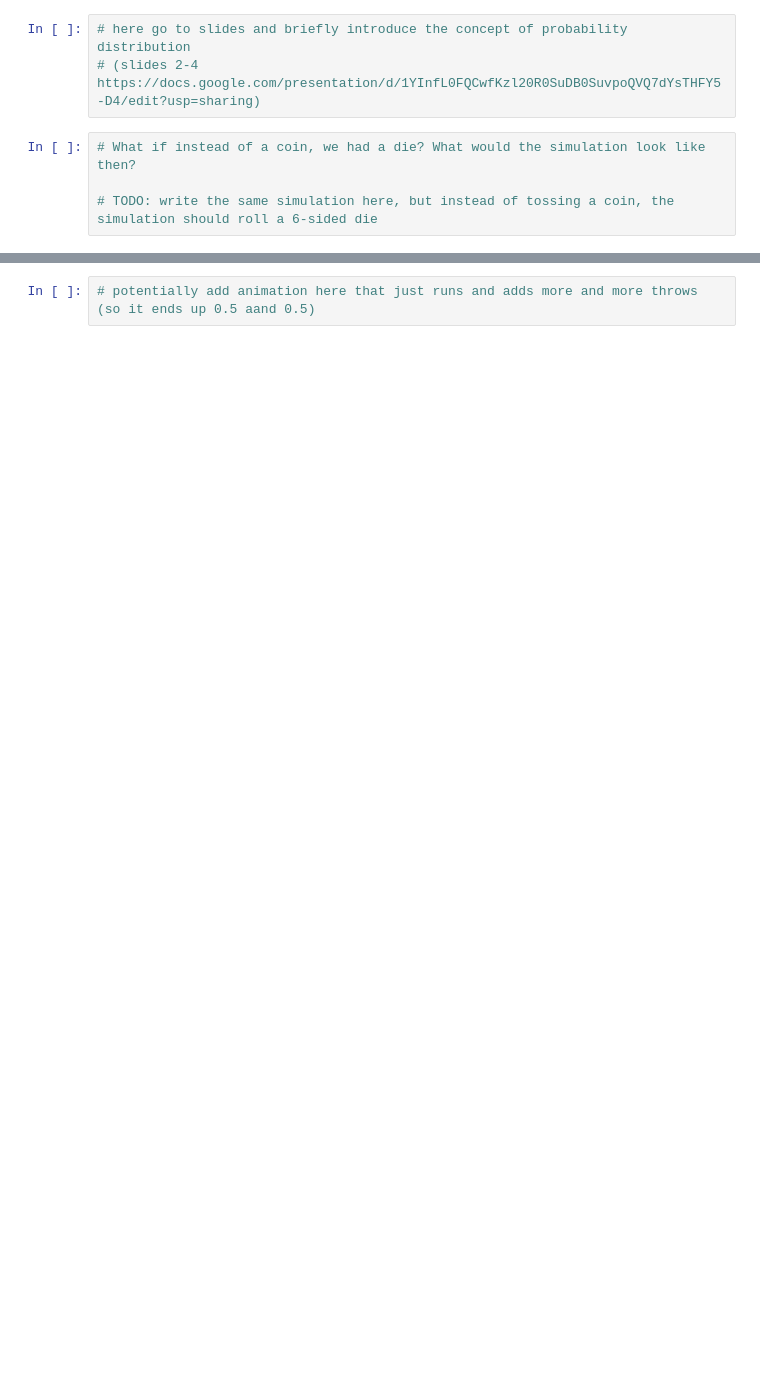
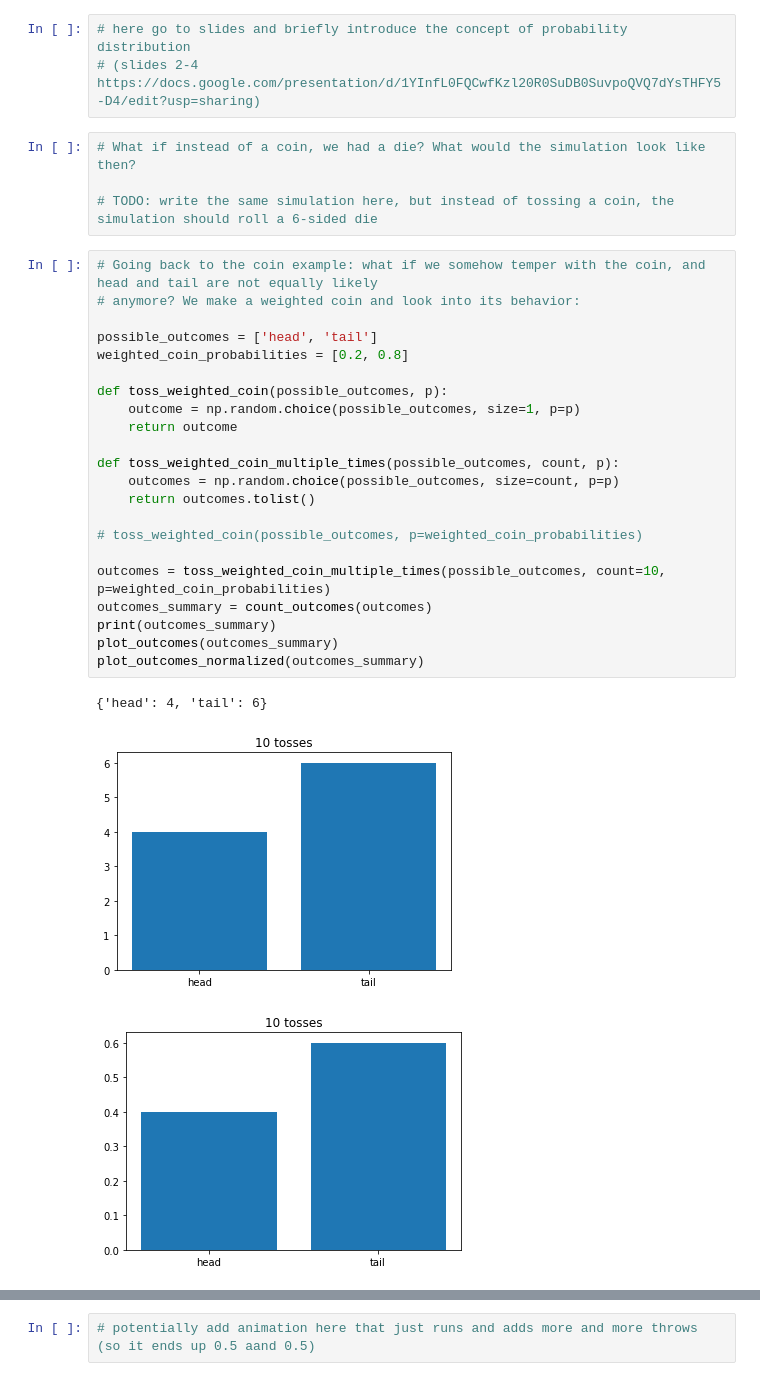
Before and after one commit to uio-bmi/stats_for_cs, a Jupyter notebook: ProbabilityIntro.ipynb, the cells around one changed output, grey strips where cells are left out. Cells and saved outputs as stored; diff of their text form; blank space fills up the shorter version.

```diff
--- a/ProbabilityIntro.ipynb
+++ b/ProbabilityIntro.ipynb
@@ -83,3 +86,29 @@ plot_outcomes_normalized(outcomes_summary)
 # What if instead of a coin, we had a die? What would the simulation look like then?
 
 # TODO: write the same simulation here, but instead of tossing a coin, the simulation should roll a 6-sided die
+# %%
+# Going back to the coin example: what if we somehow temper with the coin, and head and tail are not equally likely
+# anymore? We make a weighted coin and look into its behavior:
+
+possible_outcomes = ['head', 'tail']
+weighted_coin_probabilities = [0.2, 0.8]
+
+def toss_weighted_coin(possible_outcomes, p):
+    outcome = np.random.choice(possible_outcomes, size=1, p=p)
+    return outcome
+
+def toss_weighted_coin_multiple_times(possible_outcomes, count, p):
+    outcomes = np.random.choice(possible_outcomes, size=count, p=p)
+    return outcomes.tolist()
+
+# toss_weighted_coin(possible_outcomes, p=weighted_coin_probabilities)
+
+outcomes = toss_weighted_coin_multiple_times(possible_outcomes, count=10, p=weighted_coin_probabilities)
+outcomes_summary = count_outcomes(outcomes)
+print(outcomes_summary)
+plot_outcomes(outcomes_summary)
+plot_outcomes_normalized(outcomes_summary)
+# %% [output]
+{'head': 4, 'tail': 6}
+[figure, added]
+[figure, added]
```
Also changed, not shown: parts of 7 cells of this notebook, 1 other file.
